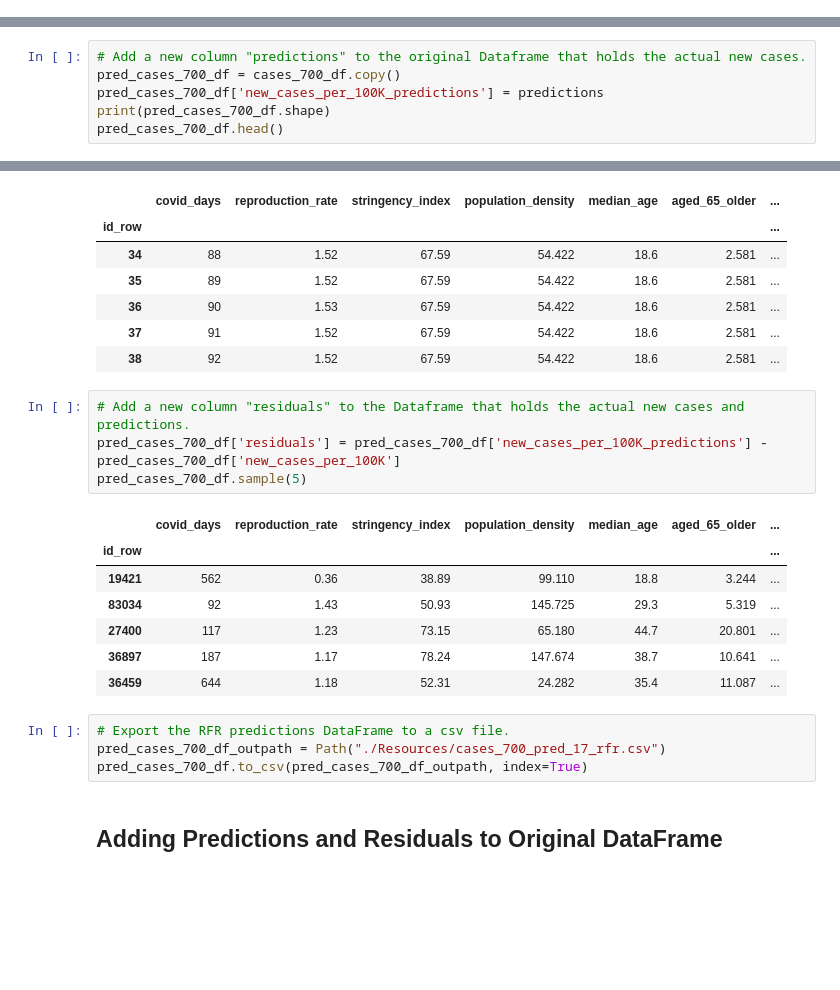
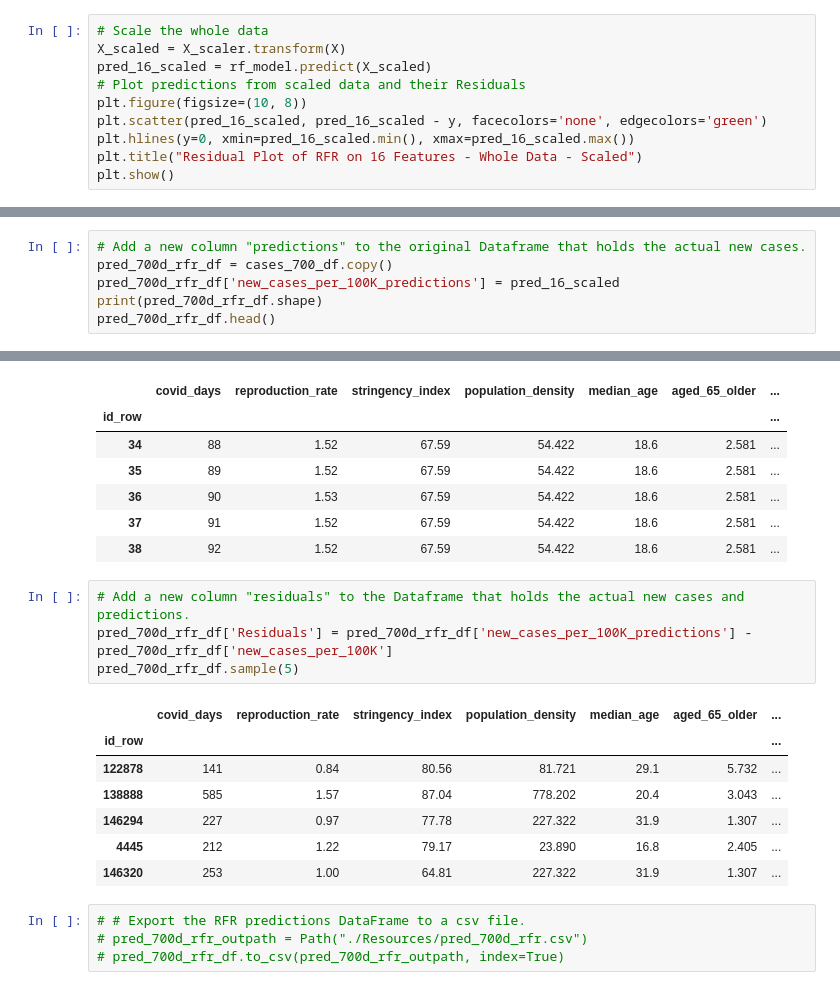
Before and after one commit to Magzzie/COVID-19_Analysis, a Jupyter notebook: COVID-19_Anlaysis_csv_ML_700days.ipynb, the cells around one changed output, grey strips where cells are left out. Saved outputs shown, nothing was run; the diff lists cells and outputs as text; blank space fills up the shorter version.

```diff
--- a/COVID-19_Anlaysis_csv_ML_700days.ipynb
+++ b/COVID-19_Anlaysis_csv_ML_700days.ipynb
@@ -251,3 +251,13 @@ plt.title("Residual Plot of RFR on 17 Features - Scaled")
 plt.show()
 # %% [output]
 [figure]
+# %%
+# Scale the whole data
+X_scaled = X_scaler.transform(X)
+pred_16_scaled = rf_model.predict(X_scaled)
+# Plot predictions from scaled data and their Residuals
+plt.figure(figsize=(10, 8))
+plt.scatter(pred_16_scaled, pred_16_scaled - y, facecolors='none', edgecolors='green')
+plt.hlines(y=0, xmin=pred_16_scaled.min(), xmax=pred_16_scaled.max())
+plt.title("Residual Plot of RFR on 16 Features - Whole Data - Scaled")
+plt.show()
@@ -281,9 +285,9 @@ regression_scaled_df.head(5)
 # %%
 # Add a new column "predictions" to the original Dataframe that holds the actual new cases.
-pred_cases_700_df = cases_700_df.copy()
-pred_cases_700_df['new_cases_per_100K_predictions'] = predictions
-print(pred_cases_700_df.shape)
-pred_cases_700_df.head()
+pred_700d_rfr_df = cases_700_df.copy()
+pred_700d_rfr_df['new_cases_per_100K_predictions'] = pred_16_scaled
+print(pred_700d_rfr_df.shape)
+pred_700d_rfr_df.head()
 # %% [output]
 (84848, 18)
 |  | covid_days | reproduction_rate | stringency_index | population_density | median_age | aged_65_older | ... |
@@ -295,19 +299,17 @@ pred_cases_700_df.head()
 | 38 | 92 | 1.52 | 67.59 | 54.422 | 18.6 | 2.581 | ... |
 # %%
 # Add a new column "residuals" to the Dataframe that holds the actual new cases and predictions.
-pred_cases_700_df['residuals'] = pred_cases_700_df['new_cases_per_100K_predictions'] - pred_cases_700_df['new_cases_per_100K']
-pred_cases_700_df.sample(5)
+pred_700d_rfr_df['Residuals'] = pred_700d_rfr_df['new_cases_per_100K_predictions'] - pred_700d_rfr_df['new_cases_per_100K']
+pred_700d_rfr_df.sample(5)
 # %% [output]
 |  | covid_days | reproduction_rate | stringency_index | population_density | median_age | aged_65_older | ... |
 | id_row |  |  |  |  |  |  | ... |
-| 19421 | 562 | 0.36 | 38.89 | 99.110 | 18.8 | 3.244 | ... |
-| 83034 | 92 | 1.43 | 50.93 | 145.725 | 29.3 | 5.319 | ... |
-| 27400 | 117 | 1.23 | 73.15 | 65.180 | 44.7 | 20.801 | ... |
-| 36897 | 187 | 1.17 | 78.24 | 147.674 | 38.7 | 10.641 | ... |
-| 36459 | 644 | 1.18 | 52.31 | 24.282 | 35.4 | 11.087 | ... |
+| 122878 | 141 | 0.84 | 80.56 | 81.721 | 29.1 | 5.732 | ... |
+| 138888 | 585 | 1.57 | 87.04 | 778.202 | 20.4 | 3.043 | ... |
+| 146294 | 227 | 0.97 | 77.78 | 227.322 | 31.9 | 1.307 | ... |
+| 4445 | 212 | 1.22 | 79.17 | 23.890 | 16.8 | 2.405 | ... |
+| 146320 | 253 | 1.00 | 64.81 | 227.322 | 31.9 | 1.307 | ... |
 # %%
-# Export the RFR predictions DataFrame to a csv file.
-pred_cases_700_df_outpath = Path("./Resources/cases_700_pred_17_rfr.csv")
-pred_cases_700_df.to_csv(pred_cases_700_df_outpath, index=True)
+# # Export the RFR predictions DataFrame to a csv file.
+# pred_700d_rfr_outpath = Path("./Resources/pred_700d_rfr.csv")
+# pred_700d_rfr_df.to_csv(pred_700d_rfr_outpath, index=True)
-# %% [markdown]
-## Adding Predictions and Residuals to Original DataFrame
```
Also changed, not shown: parts of 13 cells of this notebook, 15 other files.
